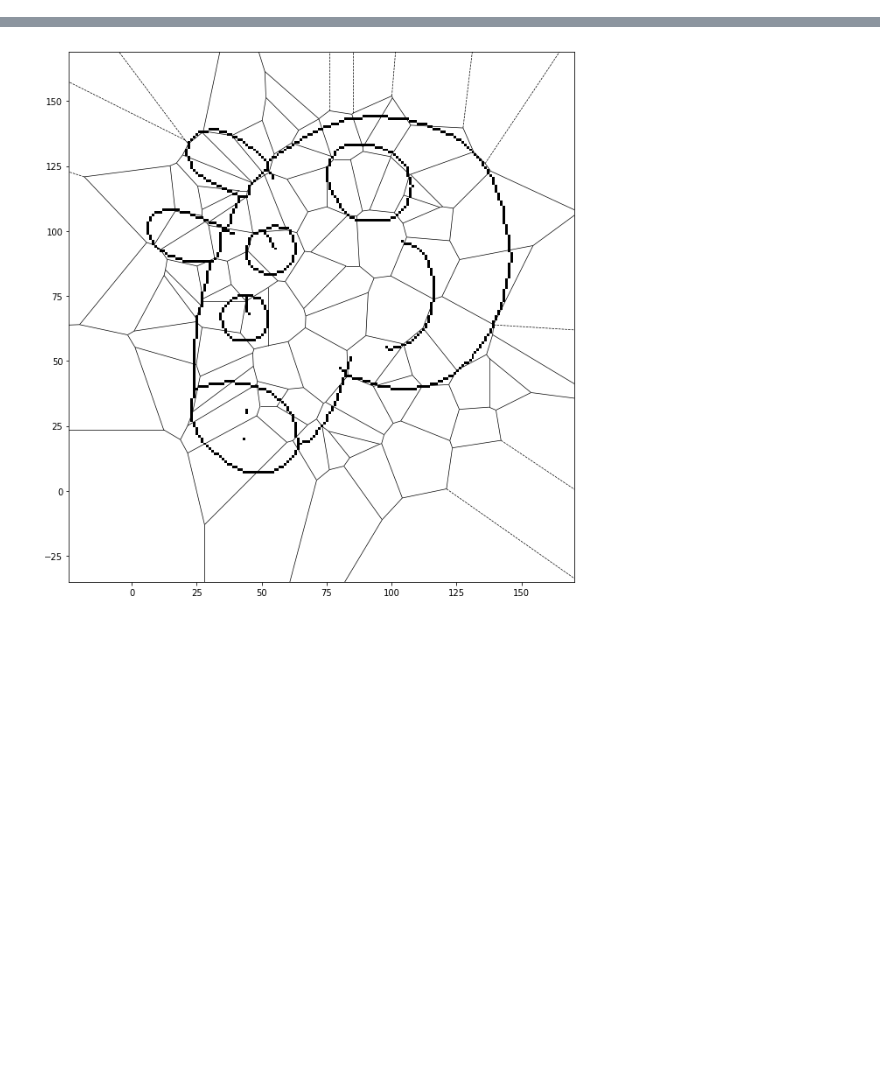
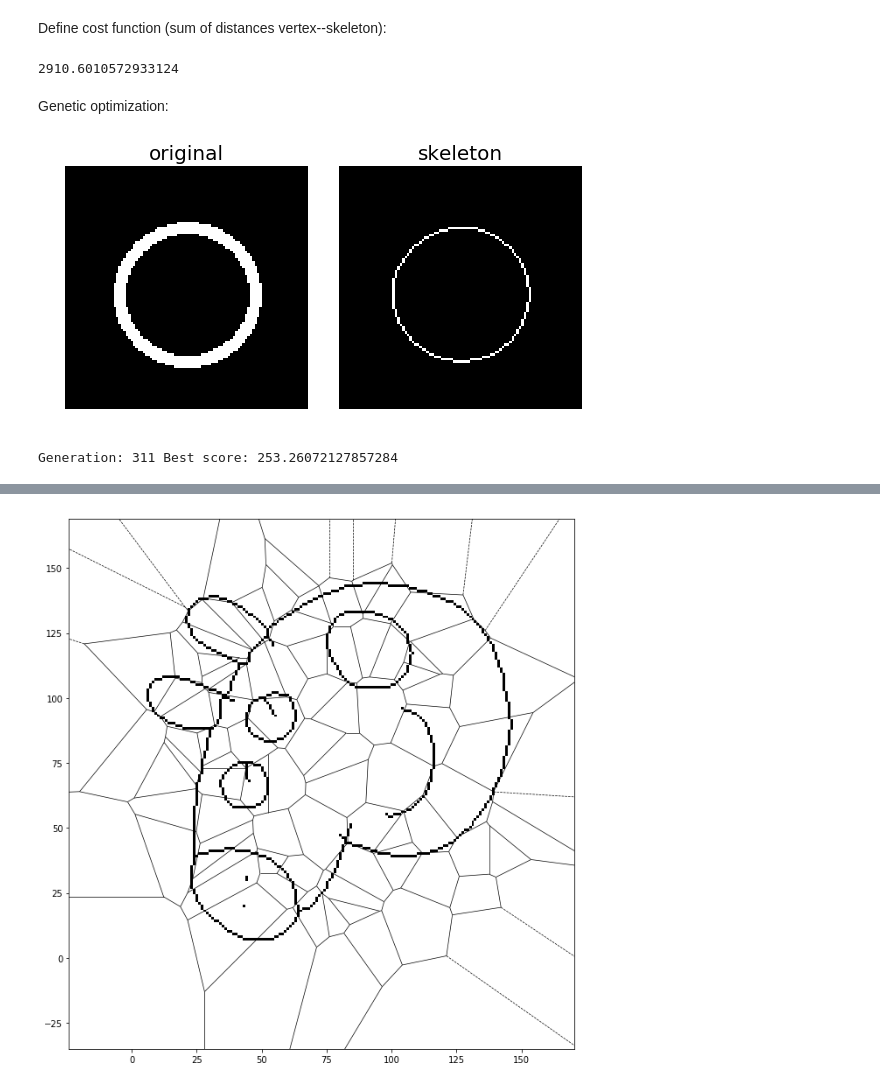
Before and after one commit to papkov/voronoi-colouring, a Jupyter notebook: voronoi.ipynb, the cells around one changed output, grey strips where cells are left out. Drawn from its saved outputs; the diff is of its cells as text; code cells hidden in the pictures; blank space fills up the shorter version.

```diff
--- a/voronoi.ipynb
+++ b/voronoi.ipynb
@@ -396,0 +138,2 @@ mygen_top = gen_best_top(200, 100, fig_height=150, fig_width=150)
+# %% [markdown]
+Define cost function (sum of distances vertex--skeleton):
@@ -396,0 +149,52 @@ mygen_top = gen_best_top(200, 100, fig_height=150, fig_width=150)
+# %%
+fitness_function(vor, sk_pts)
+# %% [output]
+2910.6010572933124
+# %% [markdown]
+Genetic optimization:
+# %%
+def gen_best(n_generations, n_points, pop=[], pop_size=30, fig_width=100, fig_height=100, n_top=5,
+             mut_rate=0.1, mut_step=3, skeleton_points=sk_pts):
+    # If population not specified, create a random one
+    if not pop:
+        pop = population(n_points, pop_size, fig_width, fig_height)
+    # Selection: choose top individuals
+    chosen = sorted(pop, key=lambda x: fitness_function(x, skeleton_points))[:n_top]
+    # Calculate top score
+    best_score = fitness_function(chosen[0], skeleton_points)
+
+    for g in range(n_generations):
+        try:
+            # Print out current results
+            print('Generation:', g, 'Best score:', best_score, end='\r')
+            new_gen = []
+            # Choose points to replicate from each parent
+            offspring_points = np.array([chosen[random.choice(range(n_top))].points[i] for i in range(n_points)])
+            # Crossover: create an offspring
+            offspring = Voronoi(offspring_points)
+
+            # Mutation
+            for o in range(pop_size):
+                # Select points for mutation
+                mut_indices = np.random.choice(range(n_points), int(n_points*mut_rate), replace=False)
+                # Mutate points
+                mut_points = np.array([[point[0] + random.choice(range(-mut_step, mut_step+1)),
+                                        point[1] + random.choice(range(-mut_step, mut_step+1))]
+                                       if i in mut_indices
+                                       else point
+                                       for i, point in enumerate(offspring.points)])
+                new_gen.append(Voronoi(mut_points))
+            pop = new_gen
+            # Selection: choose top individuals
+            chosen = sorted(pop, key=lambda x: fitness_function(x, skeleton_points))[:n_top]
+            # Calculate top score
+            best_score = fitness_function(chosen[0], skeleton_points)
+        except KeyboardInterrupt:
+            return chosen[0]
+    return chosen[0]
+# %%
+circle = gen_best(n_generations=400, n_points=30, fig_height=get_image_shape('pics/circle.png')[0],
+                  fig_width=get_image_shape('pics/circle.png')[1], skeleton_points=get_skeleton_points('pics/circle.png'))
+# %% [output]
+[figure, added]
+Generation: 311 Best score: 253.26072127857284
```
Also changed, not shown: parts of 104 cells of this notebook.
